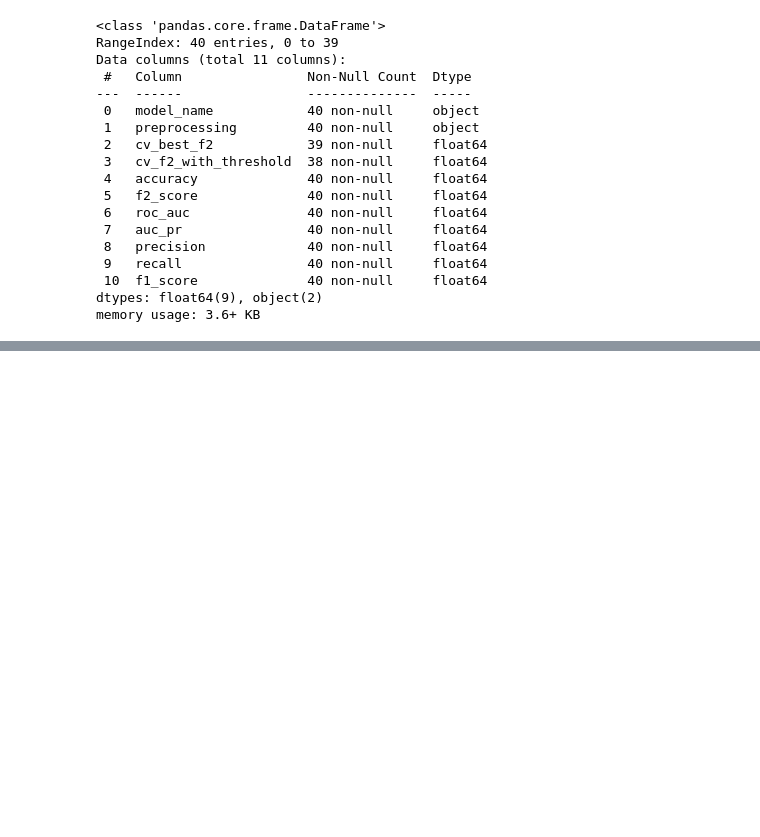
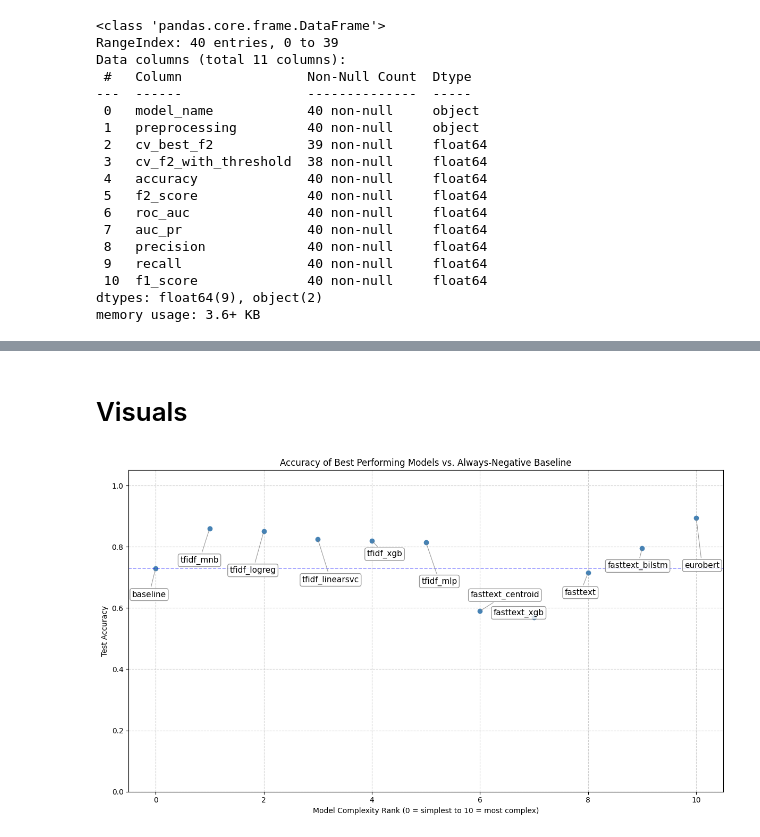
Before and after one commit to theolenko/bachelorsthesis_notebook_code, a Jupyter notebook: 07results/result_visuals.ipynb, the cells around one changed output, grey strips where cells are left out. Cells and saved outputs as stored; diff of their text form; code cells hidden in the pictures; blank space fills up the shorter version.

Commit message:
forgot to push visuals

```diff
--- a/07results/result_visuals.ipynb
+++ b/07results/result_visuals.ipynb
@@ -406,6 +381,8 @@ def extract_model_base(name: str) -> str:
         return "fasttext"
     if name.startswith("baseline"):
         return "baseline"
+    if name.startswith("fasttext_centroid_basic"):
+        return "fasttext_centroid"
 
     # All other pipelines → keep embedding+classifier (remove basic/advanced/tpe/gridsearch)
     return re.sub(r"_(basic|advanced)_(tpe|gridsearch)$", "", name)
@@ -435,0 +512,59 @@ df_final_results
+# %% [markdown]
+# Visuals #
+# %%
+import matplotlib.pyplot as plt
+from adjustText import adjust_text
+
+# Best models
+df_best = df_final_results[df_final_results["is_best"] == 1].copy()
+df_best = df_best.sort_values("complexity_rank")
+
+plt.figure(figsize=(12,7))
+plt.scatter(df_best["complexity_rank"], df_best["accuracy"], color="steelblue", zorder=2)
+
+texts = []
+label_y = 0.55  # Baseline Höhe für Labels
+
+for idx, row in df_best.iterrows():
+    texts.append(
+        plt.annotate(
+            row["model_base"],
+            xy=(row["complexity_rank"], row["accuracy"]),  # Punkt
+            xytext=(row["complexity_rank"], label_y),      # Start unterhalb
+            fontsize=11,
+            ha="center",
+            bbox=dict(boxstyle="round,pad=0.25", fc="white", ec="gray", alpha=0.8),
+            arrowprops=dict(arrowstyle="-", color="gray", lw=0.8, alpha=0.8)
+        )
+    )
+
+# Jetzt auch horizontale Bewegung zulassen, damit sich nichts überlappt
+adjust_text(
+    texts,
+    only_move={'points':'xy', 'text':'xy'},  # erlaubt x und y
+    force_points=0.8,
+    force_text=0.8,
+    expand_points=(1.4, 1.8),
+    expand_text=(1.4, 1.8)
+)
+
+# ---- Baseline Accuracy Linie hinzufügen ----
+baseline_acc = df_best.loc[df_best["model_base"] == "baseline", "accuracy"].values[0]
+plt.axhline(
+    y=baseline_acc,
+    color="blue",
+    linestyle="--",
+    linewidth=1.2,
+    alpha=0.4,
+    label="Baseline Accuracy"
+)
+
+plt.xlabel("Model Complexity Rank (0 = simplest to 10 = most complex)")
+plt.ylabel("Test Accuracy")
+plt.title("Accuracy of Best Performing Models vs. Always-Negative Baseline")
+plt.ylim(0, 1.05)
+plt.grid(True, linestyle="--", alpha=0.6)
+plt.tight_layout()
+plt.show()
+# %% [output]
+[figure, added]
```
Also changed, not shown: parts of 9 cells of this notebook.
